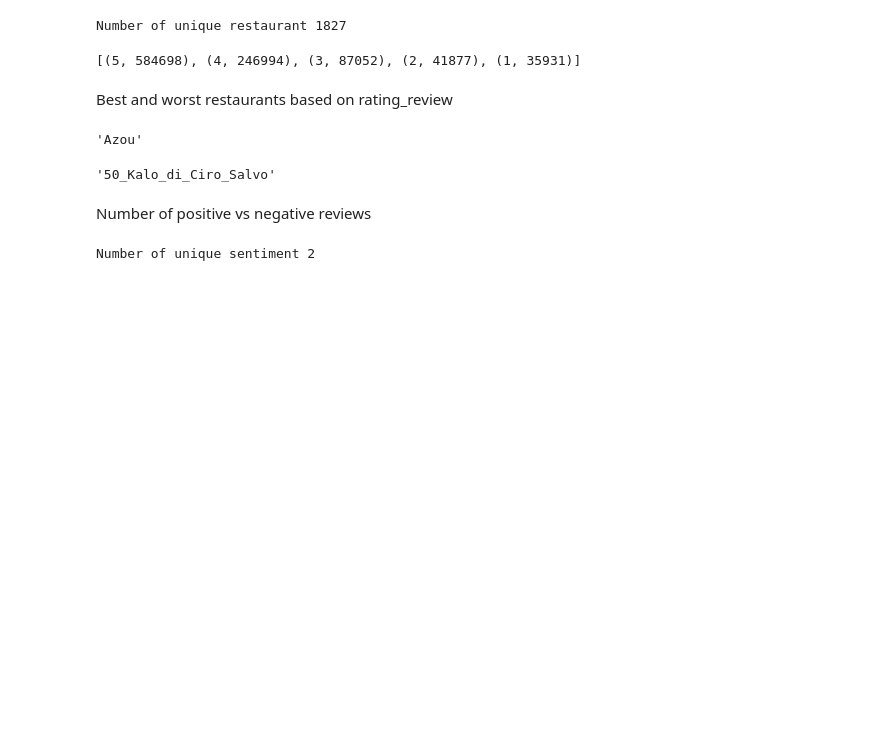
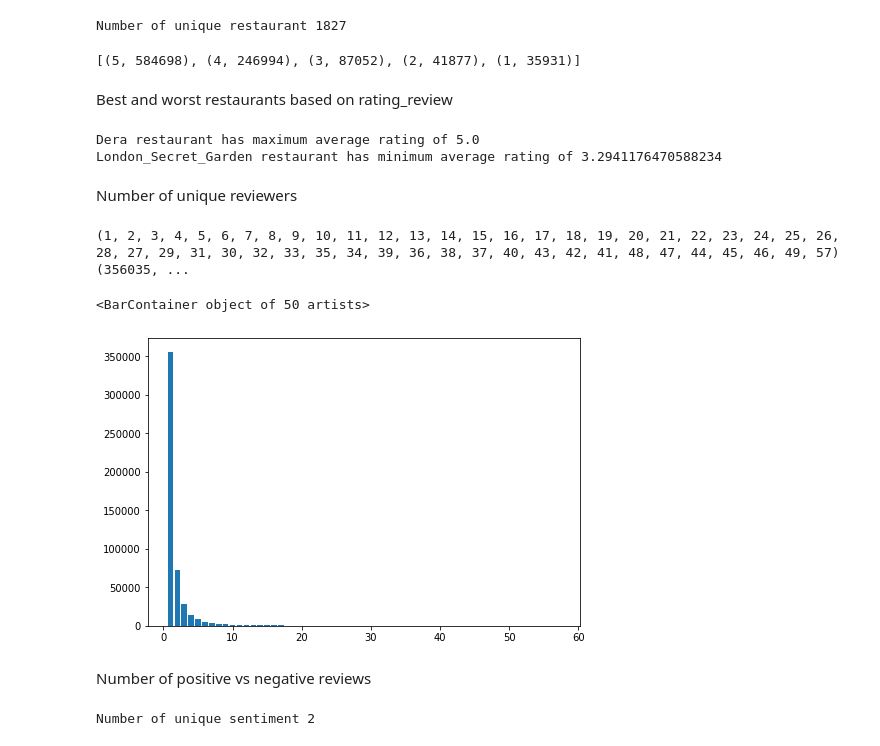
Before and after one commit to mudita11/Covid-visual, a Jupyter notebook: CWT_CaseStudy.ipynb, the cells around one changed output. Saved outputs shown, nothing was run; the diff lists cells and outputs as text; code cells hidden in the pictures; blank space fills up the shorter version.

```diff
--- a/CWT_CaseStudy.ipynb
+++ b/CWT_CaseStudy.ipynb
@@ -75,6 +76,7 @@ city: str
 arr[:, all_columns['restaurant_name']] = arr[:, all_columns['restaurant_name']].astype('str')
 arr[:, all_columns['title_review']] = arr[:, all_columns['title_review']].astype('str')
 arr[:, all_columns['city']] = arr[:, all_columns['city']].astype('str')
+arr[:, all_columns['author_id']] = arr[:, all_columns['author_id']].astype('str')
 # %% [markdown]
 Review 'rating_review' column and remove rows with incorrect values
 # %%
@@ -135,10 +133,29 @@ pos_mean = {i:np.mean(arr[arr[:, all_columns['restaurant_name']]==i, all_columns
-# %%
-l = sorted(pos_mean, key=lambda t: t[1], reverse=True)
-l[0]
-l[-1]
-# %% [output]
-'Azou'
-'50_Kalo_di_Ciro_Salvo'
+# %%
+pos_mean = [np.mean(arr[arr[:, all_columns['restaurant_name']]==i, all_columns['rating_review']], axis=0) for i in sorted_unique_rest]
+max_idx = pos_mean.index(max(pos_mean))
+print(f'{sorted_unique_rest[max_idx]} restaurant has maximum average rating of {pos_mean[max_idx]}')
+min_idx = pos_mean.index(min(pos_mean))
+print(f'{sorted_unique_rest[min_idx]} restaurant has minimum average rating of {pos_mean[min_idx]}')
+# %% [output]
+Dera restaurant has maximum average rating of 5.0
+London_Secret_Garden restaurant has minimum average rating of 3.2941176470588234
+# %% [markdown]
+Number of unique reviewers
+# %%
+a, b, sorted_unique_author = count_unique(arr[:, all_columns['author_id']], 'user', 1)
+author_freq_count = Counter(b).most_common()
+print(len(author_freq_count))
+#print(review_freq[:50], author_count[:50])
+review_freq, author_count = list(zip(*(author_freq_count)))
+### Bar plot for rating_review count
+fig = plt.figure()
+ax = fig.add_axes([1,1,1,1])
+ax.bar(review_freq[:50], author_count[:50])
+plt.show()
+# %% [output]
+(1, 2, 3, 4, 5, 6, 7, 8, 9, 10, 11, 12, 13, 14, 15, 16, 17, 18, 19, 20, 21, 22, 23, 24, 25, 26, 28, 27, 29, 31, 30, 32, 33, 35, 34, 39, 36, 38, 37, 40, 43, 42, 41, 48, 47, 44, 45, 46, 49, 57) (356035, ...
+<BarContainer object of 50 artists>
+[figure, added]
 # %% [markdown]
 Number of positive vs negative reviews
 # %%
```
Also changed, not shown: parts of 2 cells of this notebook.
